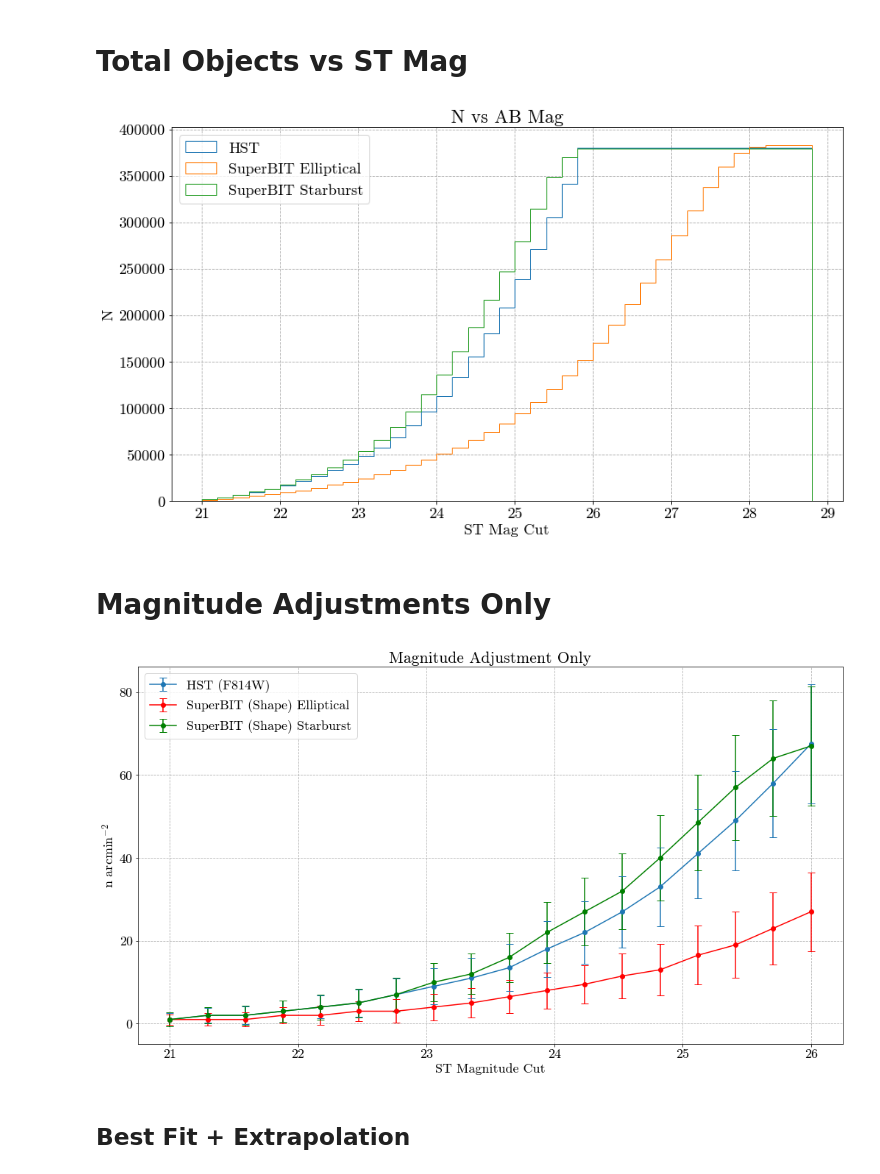
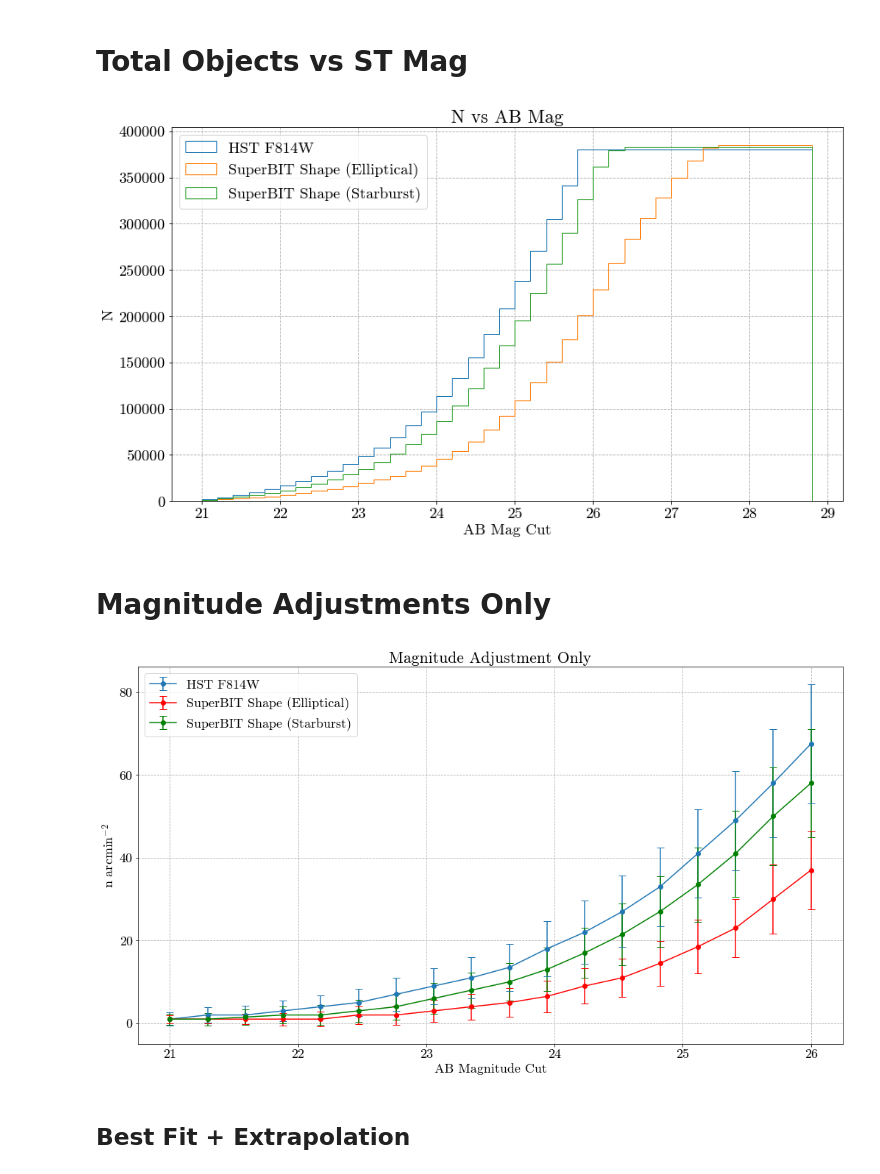
Before and after one commit to veome22/superbit_neff, a Jupyter notebook: neff_superbit.ipynb, the cells around one changed output. Drawn from its saved outputs; the diff is of its cells as text; code cells hidden in the pictures.

```diff
--- a/neff_superbit.ipynb
+++ b/neff_superbit.ipynb
@@ -17,7 +17,9 @@ DIRECTORY = '/mnt/44868D0F868D02A2/Users/veome/Google Drive/Academics/Senior The
 # Catalog Setup
 # %%
 # cosmos = np.genfromtxt(DIRECTORY+'acs_cosmos1361.gcat_ascii', usecols=range(0,10), invalid_raise=False)
-cosmos = np.genfromtxt('superbit_cosmos1361_shape_mag26.gcat_ascii', usecols=range(0,13), invalid_raise=False)
+# cosmos = np.genfromtxt('superbit_cosmos1361_shape_mag26.gcat_ascii', usecols=range(0,13), invalid_raise=False)
+cosmos = np.genfromtxt('superbit_cosmos1361_shape_abmag26.gcat_ascii', usecols=range(0,13), invalid_raise=False)
+
 # cosmos = np.genfromtxt('superbit19_cosmos1361_lum_mag26.gcat_ascii', usecols=range(0,13), invalid_raise=False)
 
 print("Original Catalog Size: %i"%cosmos.shape[0])
@@ -169,18 +171,18 @@ plt.show()
 bins = mags = np.arange(21, 29, 0.2)
 plt.figure(figsize=(14,8))
 
-plt.hist(cosmos[:,5], bins=bins, cumulative=True, label='HST', histtype='step')
-plt.hist(cosmos[:,11], bins=bins, cumulative=True, label='SuperBIT Elliptical', histtype='step')
-plt.hist(cosmos[:,12], bins=bins, cumulative=True, label='SuperBIT Starburst', histtype='step')
+plt.hist(cosmos[:,5], bins=bins, cumulative=True, label='HST F814W', histtype='step')
+plt.hist(cosmos[:,11], bins=bins, cumulative=True, label='SuperBIT Shape (Elliptical)', histtype='step')
+plt.hist(cosmos[:,12], bins=bins, cumulative=True, label='SuperBIT Shape (Starburst)', histtype='step')
 
 plt.title("N vs AB Mag")
-plt.xlabel("ST Mag Cut")
+plt.xlabel("AB Mag Cut")
 plt.ylabel('N')
 plt.legend(loc='upper left')
 plt.grid(linestyle='--')
 # plt.savefig(DIRECTORY+'mag_conversion_total.png')
 # %% [output]
-[figure, old version]
+[figure, new version]
 # %%
 # HST neff vs Magnitude
 hst_mag_neff = [[], [], [], [], [], [],
@@ -218,28 +243,28 @@ for ra in np.arange(149.6,150.6,0.1):
 # %%
 # Extrapolation range
 plt_mags= np.linspace(21.0, MAG_LIM + 3, num=len(hst_mag_neff))
 
 
 # Plot n_eff
 plt.figure(figsize=(14,8))
 
-plt.errorbar(mags, hst_meds, yerr=hst_stds,fmt='-o', label="HST (F814W)", color='C0')
+plt.errorbar(mags, hst_meds, yerr=hst_stds,fmt='-o', label="HST F814W", color='C0')
 
-plt.errorbar(mags, e_meds, yerr=e_stds,fmt='-o', label="SuperBIT (Shape) Elliptical", color='r')
+plt.errorbar(mags, e_meds, yerr=e_stds,fmt='-o', label="SuperBIT Shape (Elliptical)", color='r')
 
-plt.errorbar(mags, sb_meds, yerr=sb_stds,fmt='-o', label="SuperBIT (Shape) Starburst", color='g')
+plt.errorbar(mags, sb_meds, yerr=sb_stds,fmt='-o', label="SuperBIT Shape (Starburst)", color='g')
 
 plt.title("Magnitude Adjustment Only")
-plt.xlabel("ST Magnitude Cut")
+plt.xlabel("AB Magnitude Cut")
 plt.ylabel('n arcmin$^{-2}$')
 plt.legend()
 plt.tight_layout(pad=0)
 plt.grid(linestyle='--')
 
 
 # plt.savefig(DIRECTORY+'neff_mag_raw.png')
 plt.show()
 # %% [output]
-[figure, old version]
+[figure, new version]
 # %% [markdown]
 ## Best Fit + Extrapolation
```
Also changed, not shown: parts of 15 cells of this notebook.
